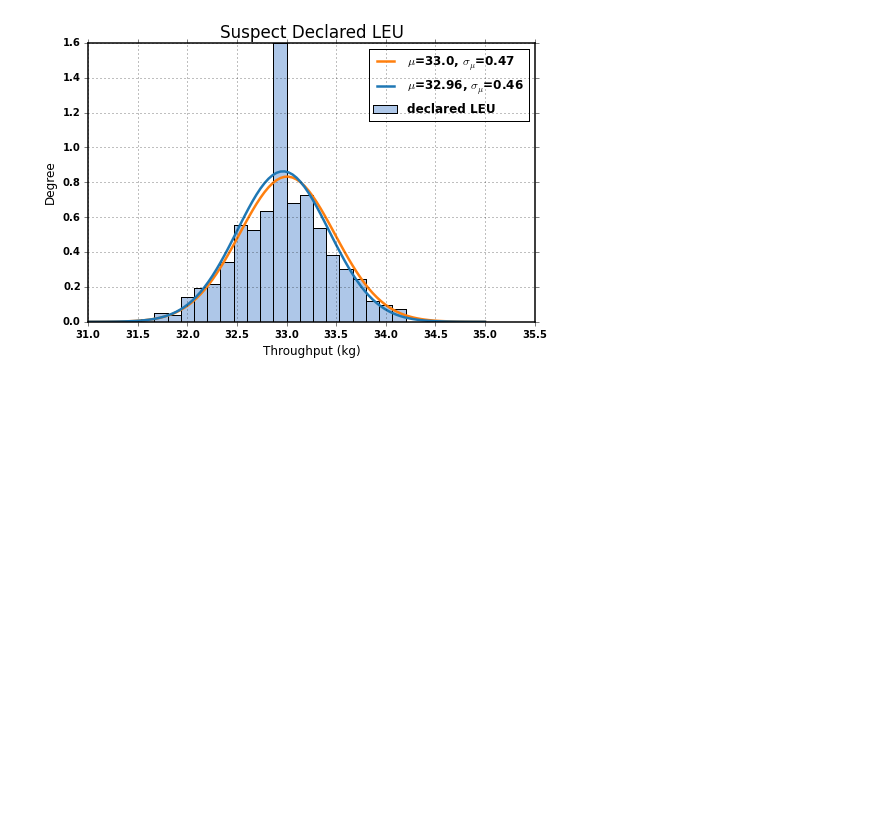
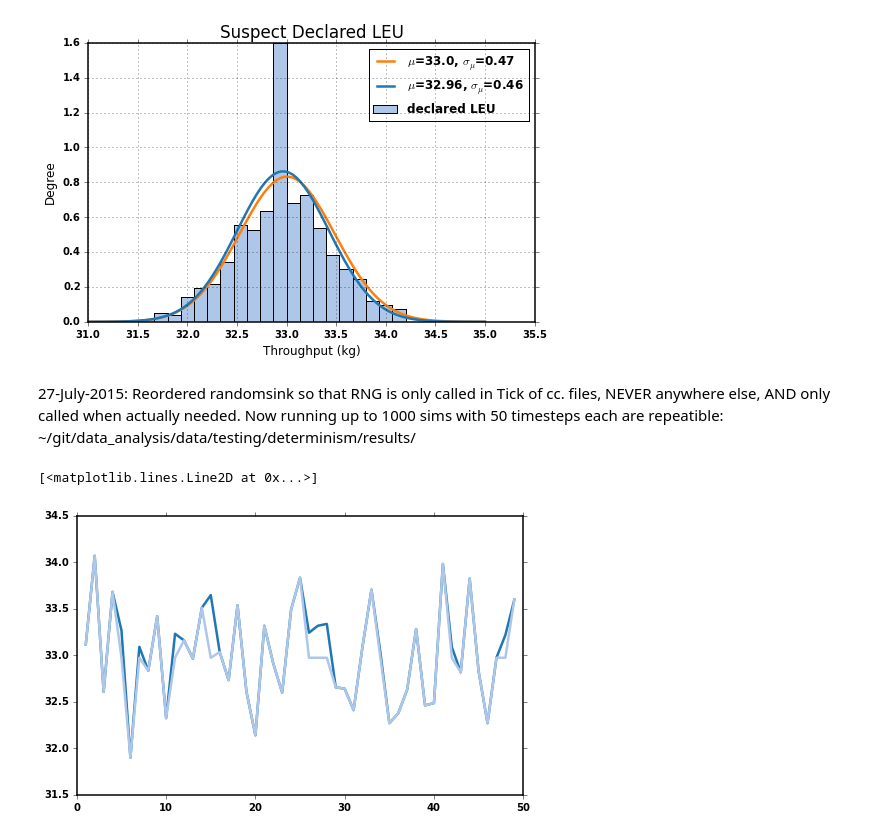
Before and after one commit to bam241/cvt_analysis, a Jupyter notebook: test_cyan.ipynb, the cells around one changed output. Saved outputs shown, nothing was run; the diff lists cells and outputs as text; code cells hidden in the pictures; blank space fills up the shorter version.

```diff
--- a/test_cyan.ipynb
+++ b/test_cyan.ipynb
@@ -246,3 +246,29 @@ else:
     plt.title("Suspect Declared LEU")
 # %% [output]
 [figure]
+# %% [markdown]
+27-July-2015: Reordered randomsink so that RNG is only called in Tick of cc. files, NEVER anywhere else, AND only called when actually needed.  Now running up to 1000 sims with 50 timesteps each are repeatible:
+~/git/data_analysis/data/testing/determinism/results/
+# %%
+det_dir = 'data/testing/v1.3_merge/'
+#here 'no_seed' means that HEU does not trade - so should be 'natural LEU demand'
+no_seed_16 = det_dir + '16_baseline.sqlite.dat'
+no_seed_17 = det_dir + '17_baseline.sqlite.dat'
+no_seed_18 = det_dir + '18_baseline.sqlite.dat'
+# 'all_seed' means that HEU does trade (using a fixed seed) - so includes effects of diversion
+all_seed_16 = det_dir + '16_heu.sqlite.dat'
+all_seed_17 = det_dir + '17_heu.sqlite.dat'
+all_seed_18 = det_dir + '18_heu.sqlite.dat'
+
+time_no, LEU_no_tp = import_data_cyan(no_seed_16)
+time_no, delta_no_tp = import_data_cyan(no_seed_17)
+
+time_yes, LEU_yes_tp = import_data_cyan(all_seed_16)
+time_yes, delta_yes_tp = import_data_cyan(all_seed_17)
+time_HEU_yes, HEU_yes_tp = import_data_cyan(all_seed_18)
+# %%
+plt.plot(time_no,LEU_no_tp, label='Net LEU (no diversion)', color=tableau20[i_leu])
+plt.plot(time_yes,LEU_yes_tp, label='Net LEU (w/diversion)', color=tableau20[i_leu+1])
+# %% [output]
+[<matplotlib.lines.Line2D at 0x...>]
+[figure, added]
```
Also changed, not shown: parts of 6 cells of this notebook, 10 other files.
